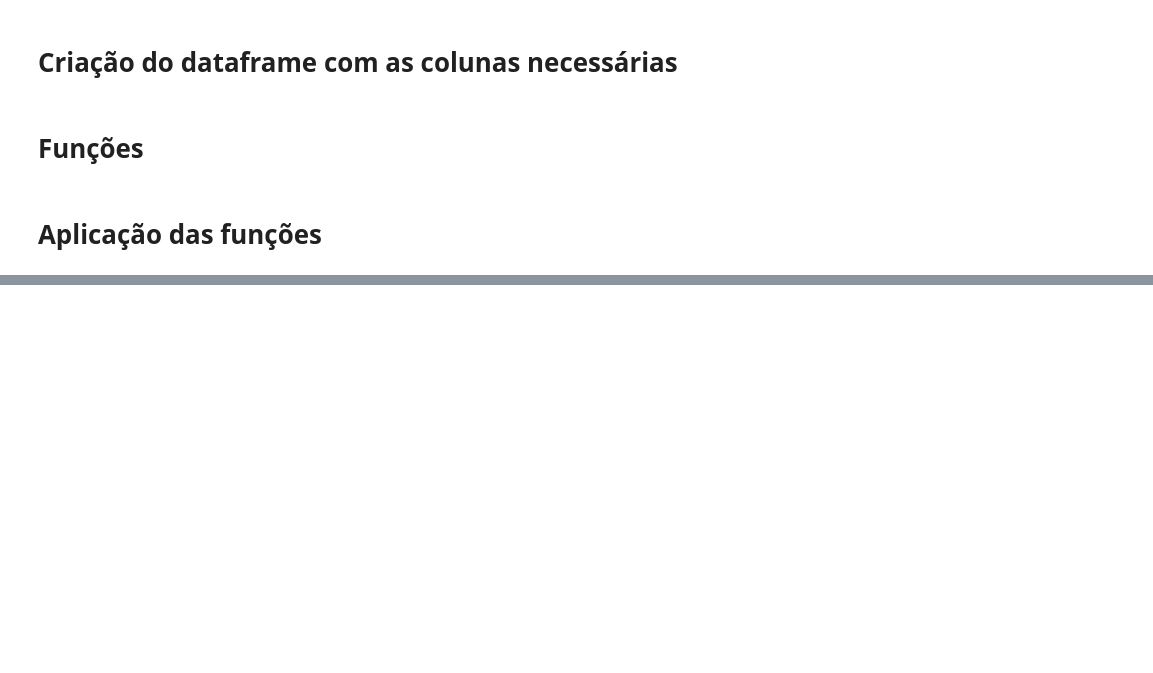
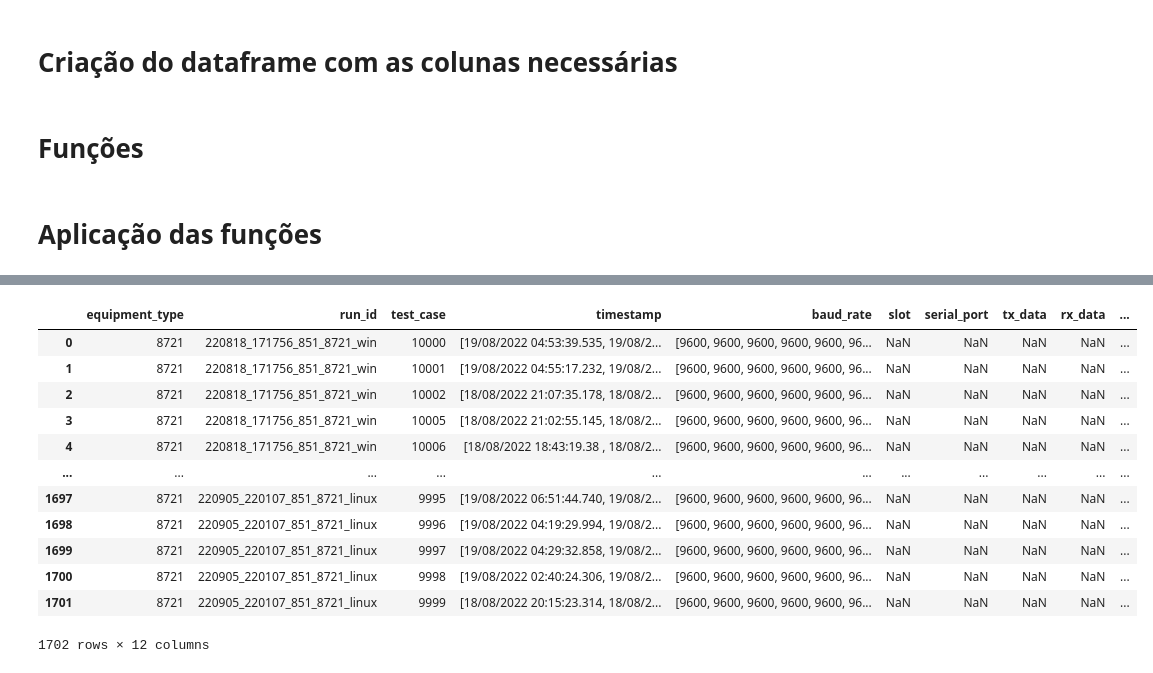
Before and after one commit to mthSolon/logs_ativ, a Jupyter notebook: main.ipynb, the cells around one changed output, grey strips where cells are left out. Drawn from its saved outputs; the diff is of its cells as text; code cells hidden in the pictures; blank space fills up the shorter version.

```diff
--- a/main.ipynb
+++ b/main.ipynb
@@ -119,10 +117,25 @@ def get_timestamp(path: str) -> DefaultDict[str, List[str]]:
             for test_case in logs['test_case'].unique():
                 file = open_file(path, equipment, run_id, test_case)
                 while True:
-                    line = file.readline()
-                    if 'TX' in line or 'OPTICALTX' in line:
-                        timestamp[test_case].append(line[0:25])
-                    if not line:
+                    log_line = file.readline()
+                    if 'TX:' in log_line or 'OPTICALTX:' in log_line:
+                        timestamp[test_case].append(log_line[1:24])
+                    if not log_line:
                         break
                 file.close()
     return timestamp
+# %%
+def get_baud_rate(path: str) -> DefaultDict[str, List[str]]:
+    baud_rate = defaultdict(list)
+    for equipment in logs['equipment_type'].unique():
+        for run_id in logs['run_id'].unique():
+            for test_case in logs['test_case'].unique():
+                file = open_file(path, equipment, run_id, test_case)
+                while True:
+                    log_line = file.readline()
+                    if 'TX:' in log_line or 'OPTICALTX:' in log_line:
+                        baud_rate[test_case].append(log_line[27:31])
+                    if not log_line:
+                        break
+                file.close()
+    return baud_rate
@@ -134,0 +276,17 @@ logs['run_id'] = logs['equipment_type'].map(get_run_ids(path_logs))
+# %%
+logs['baud_rate'] = logs['test_case'].map(get_baud_rate(path_logs))
+logs
+# %% [output]
+|  | equipment_type | run_id | test_case | timestamp | baud_rate | slot | serial_port | tx_data | rx_data | ... |
+| 0 | 8721 | 220818_171756_851_8721_win | 10000 | [19/08/2022 04:53:39.535, 19/08/2... | [9600, 9600, 9600, 9600, 9600, 96... | NaN | NaN | NaN | NaN | ... |
+| 1 | 8721 | 220818_171756_851_8721_win | 10001 | [19/08/2022 04:55:17.232, 19/08/2... | [9600, 9600, 9600, 9600, 9600, 96... | NaN | NaN | NaN | NaN | ... |
+| 2 | 8721 | 220818_171756_851_8721_win | 10002 | [18/08/2022 21:07:35.178, 18/08/2... | [9600, 9600, 9600, 9600, 9600, 96... | NaN | NaN | NaN | NaN | ... |
+| 3 | 8721 | 220818_171756_851_8721_win | 10005 | [18/08/2022 21:02:55.145, 18/08/2... | [9600, 9600, 9600, 9600, 9600, 96... | NaN | NaN | NaN | NaN | ... |
+| 4 | 8721 | 220818_171756_851_8721_win | 10006 | [18/08/2022 18:43:19.38 , 18/08/2... | [9600, 9600, 9600, 9600, 9600, 96... | NaN | NaN | NaN | NaN | ... |
+| ... | ... | ... | ... | ... | ... | ... | ... | ... | ... | ... |
+| 1697 | 8721 | 220905_220107_851_8721_linux | 9995 | [19/08/2022 06:51:44.740, 19/08/2... | [9600, 9600, 9600, 9600, 9600, 96... | NaN | NaN | NaN | NaN | ... |
+| 1698 | 8721 | 220905_220107_851_8721_linux | 9996 | [19/08/2022 04:19:29.994, 19/08/2... | [9600, 9600, 9600, 9600, 9600, 96... | NaN | NaN | NaN | NaN | ... |
+| 1699 | 8721 | 220905_220107_851_8721_linux | 9997 | [19/08/2022 04:29:32.858, 19/08/2... | [9600, 9600, 9600, 9600, 9600, 96... | NaN | NaN | NaN | NaN | ... |
+| 1700 | 8721 | 220905_220107_851_8721_linux | 9998 | [19/08/2022 02:40:24.306, 19/08/2... | [9600, 9600, 9600, 9600, 9600, 96... | NaN | NaN | NaN | NaN | ... |
+| 1701 | 8721 | 220905_220107_851_8721_linux | 9999 | [18/08/2022 20:15:23.314, 18/08/2... | [9600, 9600, 9600, 9600, 9600, 96... | NaN | NaN | NaN | NaN | ... |
+1702 rows × 12 columns
```
Also changed, not shown: parts of 19 cells of this notebook.
